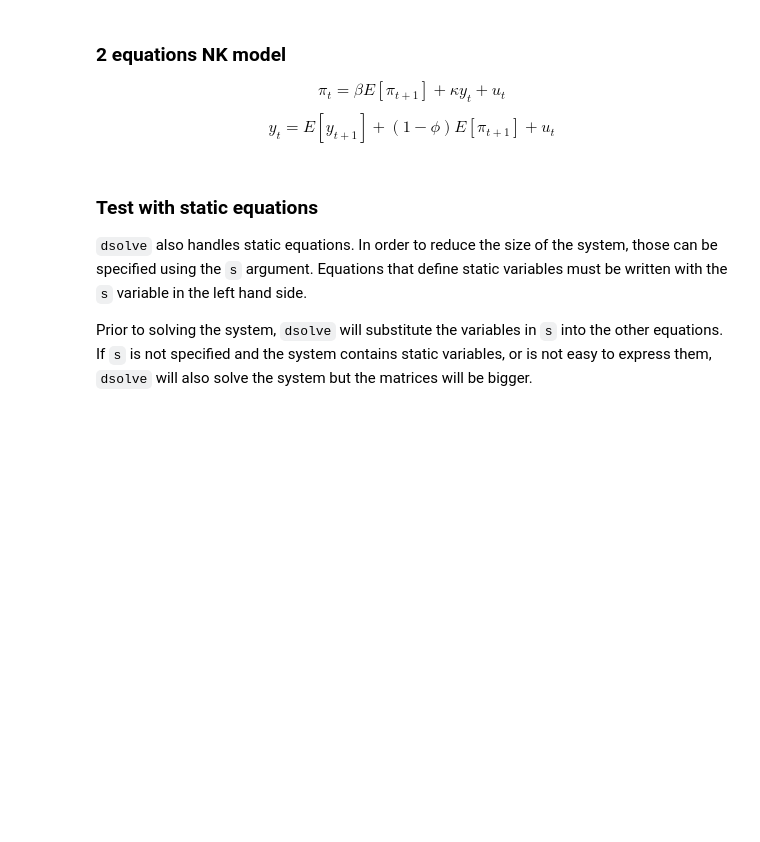
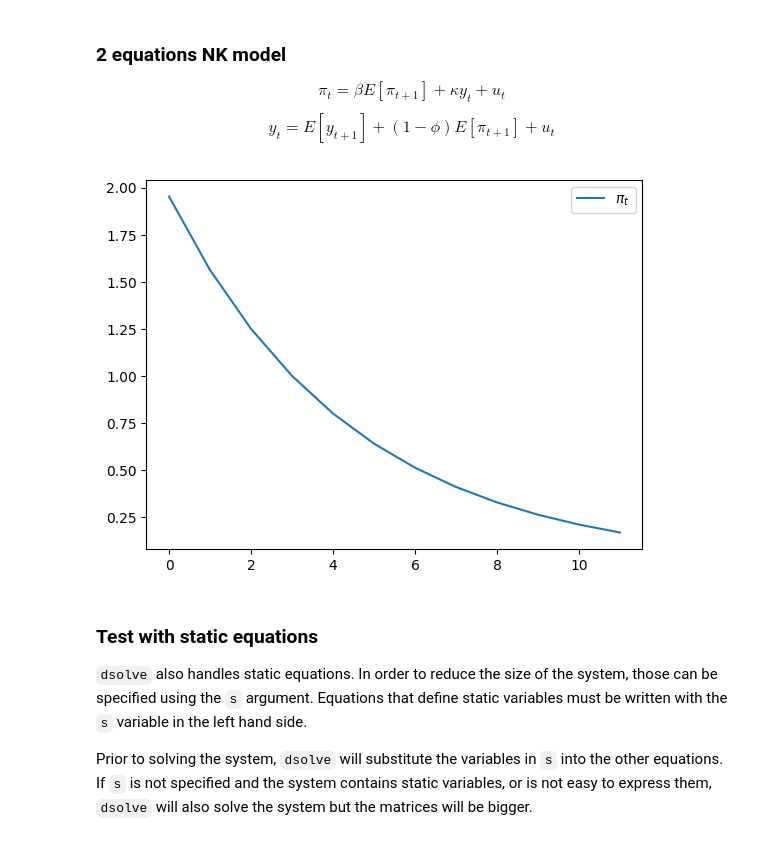
Before and after one commit to marcdelabarrera/dsolve, a Jupyter notebook: notebooks/dsolve_examples.ipynb, the cells around one changed output. Saved outputs shown, nothing was run; the diff lists cells and outputs as text; code cells hidden in the pictures; blank space fills up the shorter version.

```diff
--- a/notebooks/dsolve_examples.ipynb
+++ b/notebooks/dsolve_examples.ipynb
@@ -52,14 +55,19 @@ $$y_t=E[y_{t+1}]+(1-\phi)E[\pi_{t+1}]+u_t$$
 # %%
 eq=[
     '\pi_{t}=\beta*E\pi_{t+1}+\kappa*y_{t}+u_{t}',
     'y_{t}=Ey_{t+1}+(1-\phi)*E[\pi_{t+1}]+\epsilon_{t}',
     '\epsilon_{t} = \rho_v*\epsilon_{t-1}+v_{t}'
 ]
 calibration = {'\beta':0.98,'\kappa':0.1,'\phi':1.1,'\rho_v':0.8}
 system = Klein(eq, x='\epsilon_{t-1}', p='\pi_{t},y_{t}', z='v_{t},u_{t}', calibration=calibration)
-d = system.simulate(x0=0, z = {'v_{0}':1}, T=12)
-#mit_shock = system.simulate(x0=0, z = {'v_{0}':1}, T=12)
-#mit_shock .plot('\pi_{t}, y_t, \epsilon_{t-1}')
+mit_shock = system.simulate(x0=0, z = {'v_{0}':1}, T=12)
+
+fig,ax = plt.subplots()
+system.plot(ax,mit_shock,vars='\pi_t')
+ax.legend()
+fig.show()
+# %% [output]
+[figure, added]
 # %% [markdown]
 ### Test with static equations
 
```
Also changed, not shown: parts of 6 cells of this notebook, 6 other files.
